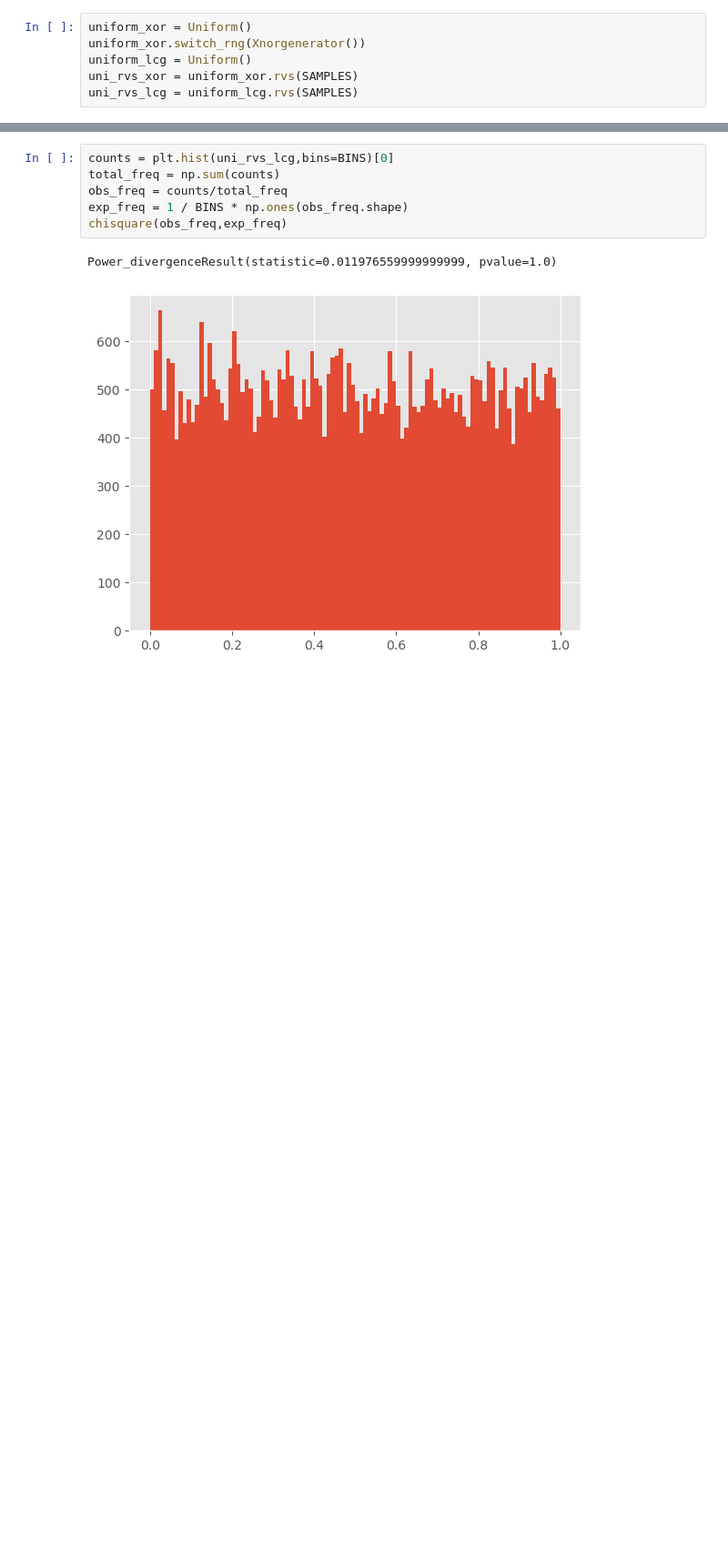
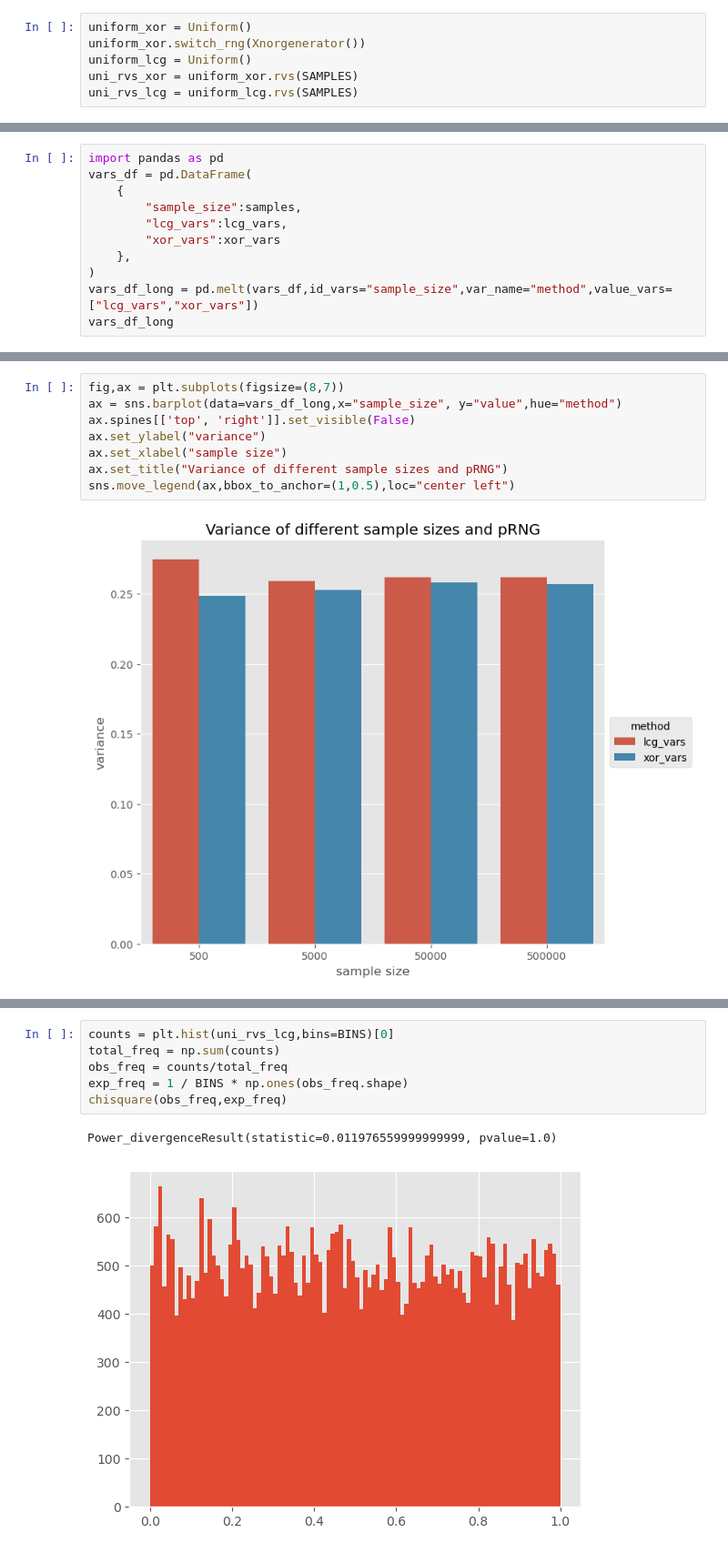
Before and after one commit to QinXu12345/hw2, a Jupyter notebook: test.ipynb, the cells around one changed output, grey strips where cells are left out. Shown: that part at 91% size. Drawn from its saved outputs; the diff is of its cells as text; blank space fills up the shorter version.

```diff
--- a/test.ipynb
+++ b/test.ipynb
@@ -28,0 +54,11 @@ plt.show()
+# %%
+import pandas as pd
+vars_df = pd.DataFrame(
+    {
+        "sample_size":samples,
+        "lcg_vars":lcg_vars,
+        "xor_vars":xor_vars
+    },
+)
+vars_df_long = pd.melt(vars_df,id_vars="sample_size",var_name="method",value_vars=["lcg_vars","xor_vars"])
+vars_df_long
@@ -29 +75,11 @@ plt.show()
+# %%
+fig,ax = plt.subplots(figsize=(8,7))
+ax = sns.barplot(data=vars_df_long,x="sample_size", y="value",hue="method")
+ax.spines[['top', 'right']].set_visible(False)
+ax.set_ylabel("variance")
+ax.set_xlabel("sample size")
+ax.set_title("Variance of different sample sizes and pRNG")
+sns.move_legend(ax,bbox_to_anchor=(1,0.5),loc="center left")
+# %% [output]
+[figure, added]
 # %%
```
Also changed, not shown: parts of 14 cells of this notebook, 3 other files.
